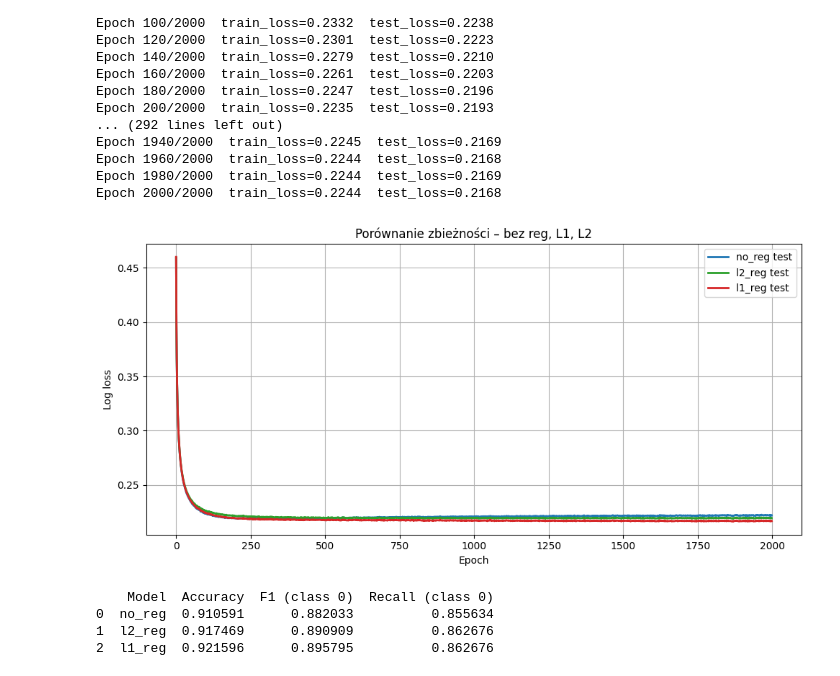
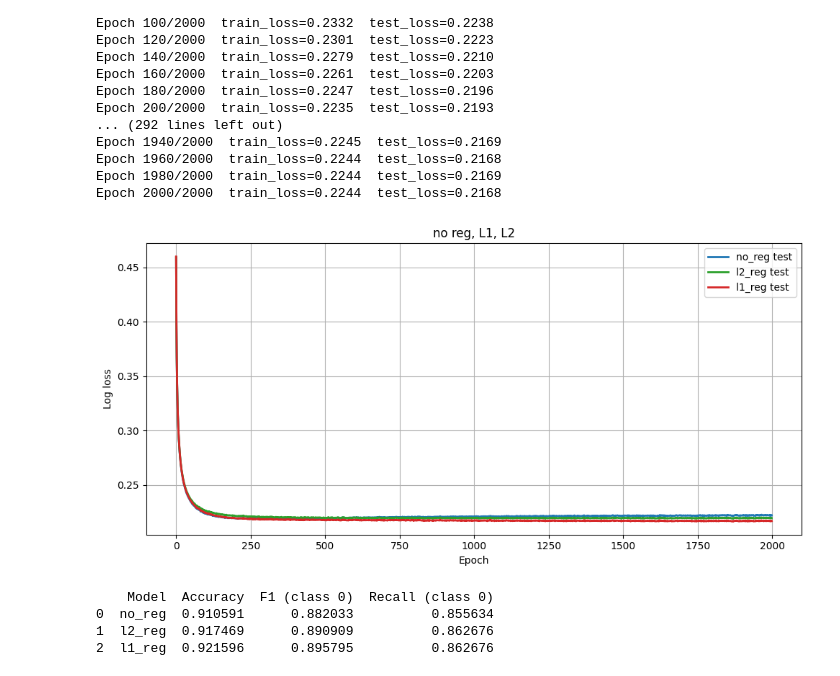
Before and after one commit to Kamok1/Metody-laby, a Jupyter notebook: part3/ml_regularization.ipynb, the cells around one changed output. Drawn from its saved outputs; the diff is of its cells as text; code cells hidden in the pictures.

```diff
--- a/part3/ml_regularization.ipynb
+++ b/part3/ml_regularization.ipynb
@@ -85,24 +85,24 @@ Epoch 2000/2000  train_loss=0.2244  test_loss=0.2168
 # %%
 colors = {
     "no_reg": "tab:blue",
     "l2_reg": "tab:green",
     "l1_reg": "tab:red"
 }
 
 plt.figure(figsize=(10, 5))
 
 for name, model in models.items():
     plt.plot(model.history["test"], label=f"{name} test", color=colors[name], linewidth=2)
 
-plt.title("Porównanie zbieżności – bez reg, L1, L2")
+plt.title("no reg, L1, L2")
 plt.xlabel("Epoch")
 plt.ylabel("Log loss")
 plt.legend()
 plt.grid(True)
 plt.tight_layout()
 plt.show()
 # %% [output]
-[figure, old version]
+[figure, new version]
 # %%
 comparison = {
     "Model": [],
```
Also changed, not shown: parts of 1 cell of this notebook, 7 other files.
